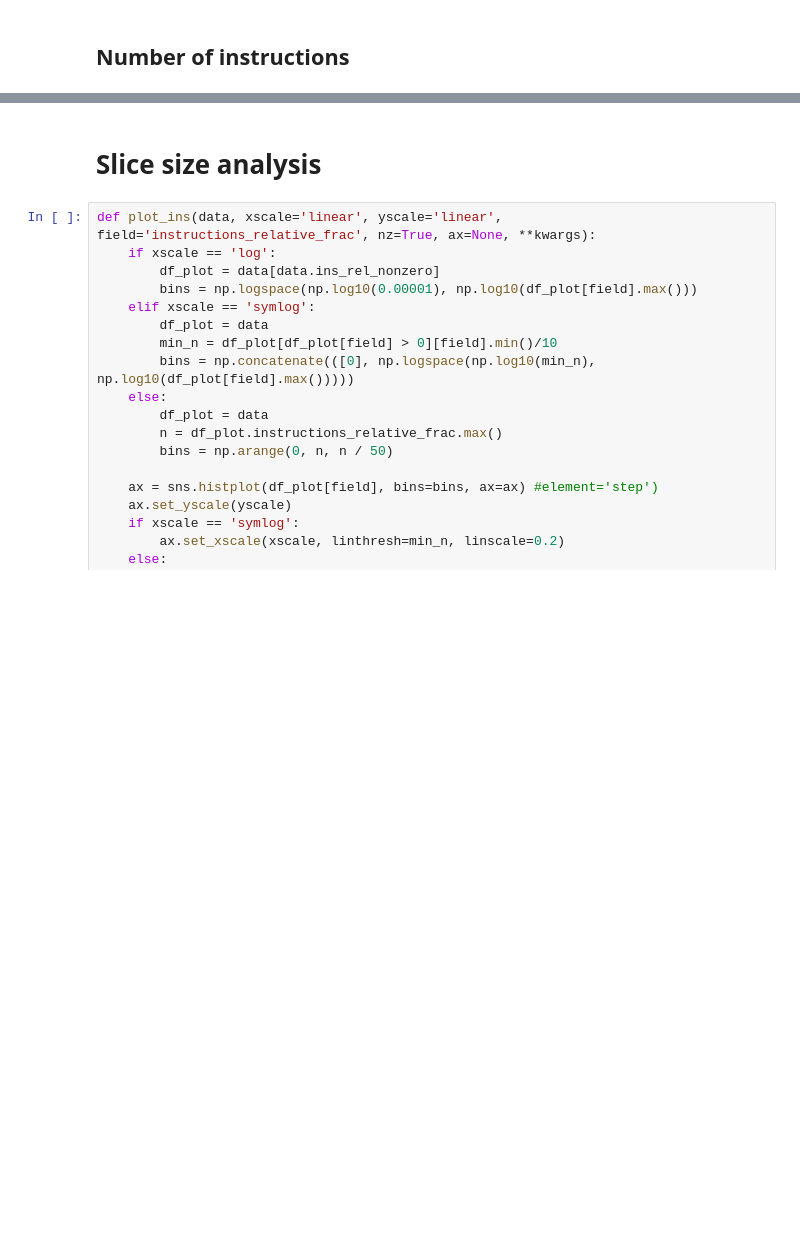
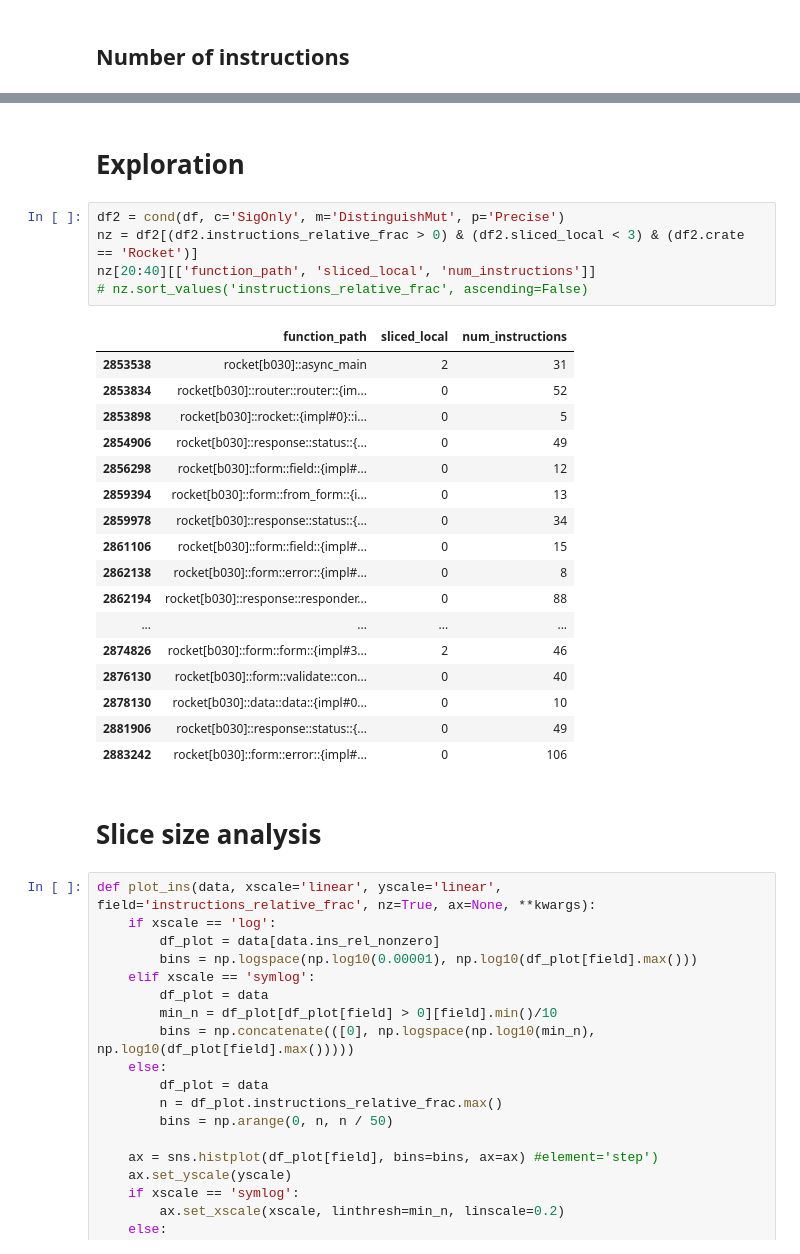
Before and after one commit to willcrichton/flowistry-icse-experiments, a Jupyter notebook: notebooks/analysis.ipynb, the cells around one changed output, grey strips where cells are left out. Drawn from its saved outputs; the diff is of its cells as text; blank space fills up the shorter version.

```diff
--- a/notebooks/analysis.ipynb
+++ b/notebooks/analysis.ipynb
@@ -123 +139,26 @@ len(df_big) / len(df)
+# %% [markdown]
+# Exploration
+# %%
+df2 = cond(df, c='SigOnly', m='DistinguishMut', p='Precise')
+nz = df2[(df2.instructions_relative_frac > 0) & (df2.sliced_local < 3) & (df2.crate == 'Rocket')]
+nz[20:40][['function_path', 'sliced_local', 'num_instructions']]
+# nz.sort_values('instructions_relative_frac', ascending=False)
+# %% [output]
+|  | function_path | sliced_local | num_instructions |
+| 2853538 | rocket[b030]::async_main | 2 | 31 |
+| 2853834 | rocket[b030]::router::router::{im... | 0 | 52 |
+| 2853898 | rocket[b030]::rocket::{impl#0}::i... | 0 | 5 |
+| 2854906 | rocket[b030]::response::status::{... | 0 | 49 |
+| 2856298 | rocket[b030]::form::field::{impl#... | 0 | 12 |
+| 2859394 | rocket[b030]::form::from_form::{i... | 0 | 13 |
+| 2859978 | rocket[b030]::response::status::{... | 0 | 34 |
+| 2861106 | rocket[b030]::form::field::{impl#... | 0 | 15 |
+| 2862138 | rocket[b030]::form::error::{impl#... | 0 | 8 |
+| 2862194 | rocket[b030]::response::responder... | 0 | 88 |
+| ... | ... | ... | ... |
+| 2874826 | rocket[b030]::form::form::{impl#3... | 2 | 46 |
+| 2876130 | rocket[b030]::form::validate::con... | 0 | 40 |
+| 2878130 | rocket[b030]::data::data::{impl#0... | 0 | 10 |
+| 2881906 | rocket[b030]::response::status::{... | 0 | 49 |
+| 2883242 | rocket[b030]::form::error::{impl#... | 0 | 106 |
 # %% [markdown]
```
Also changed, not shown: parts of 24 cells of this notebook, 3 other files.
